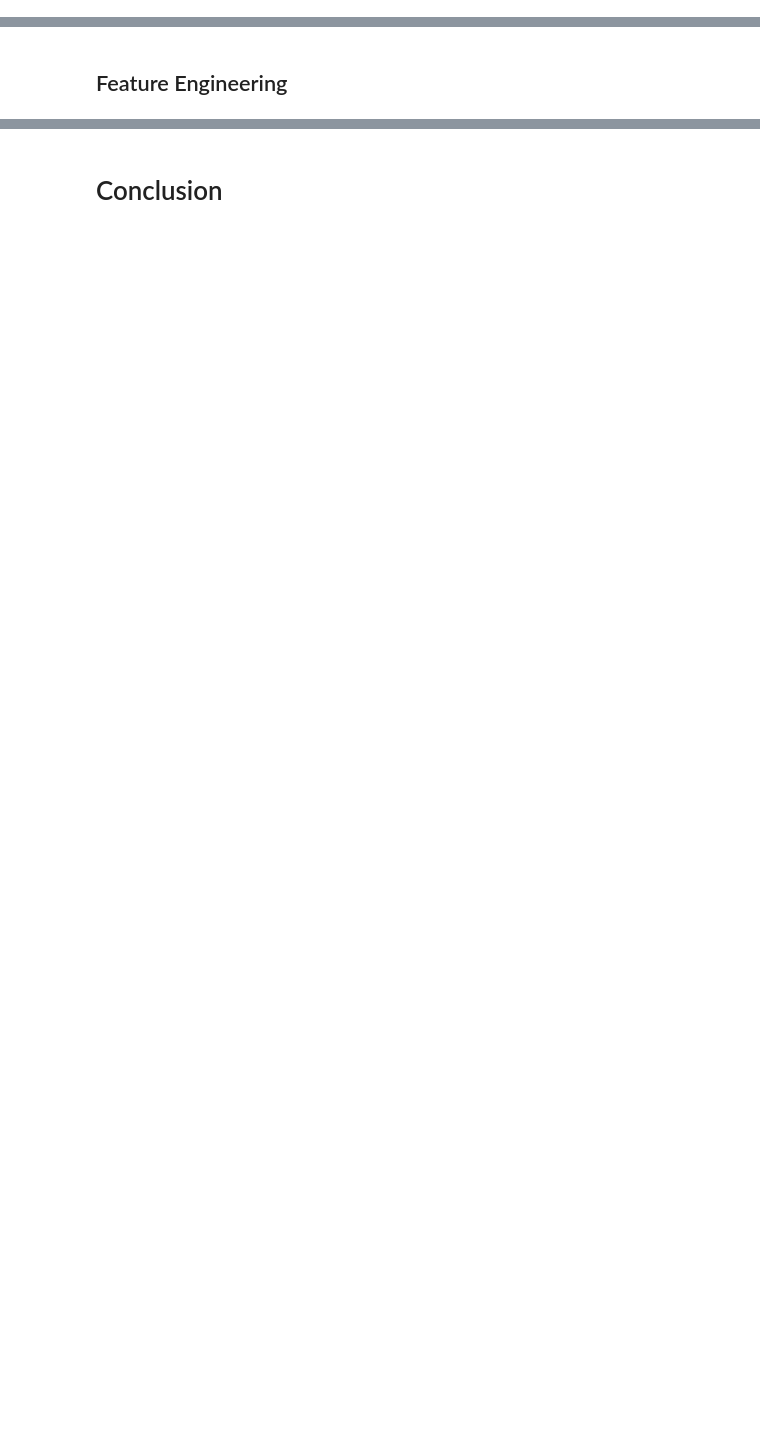
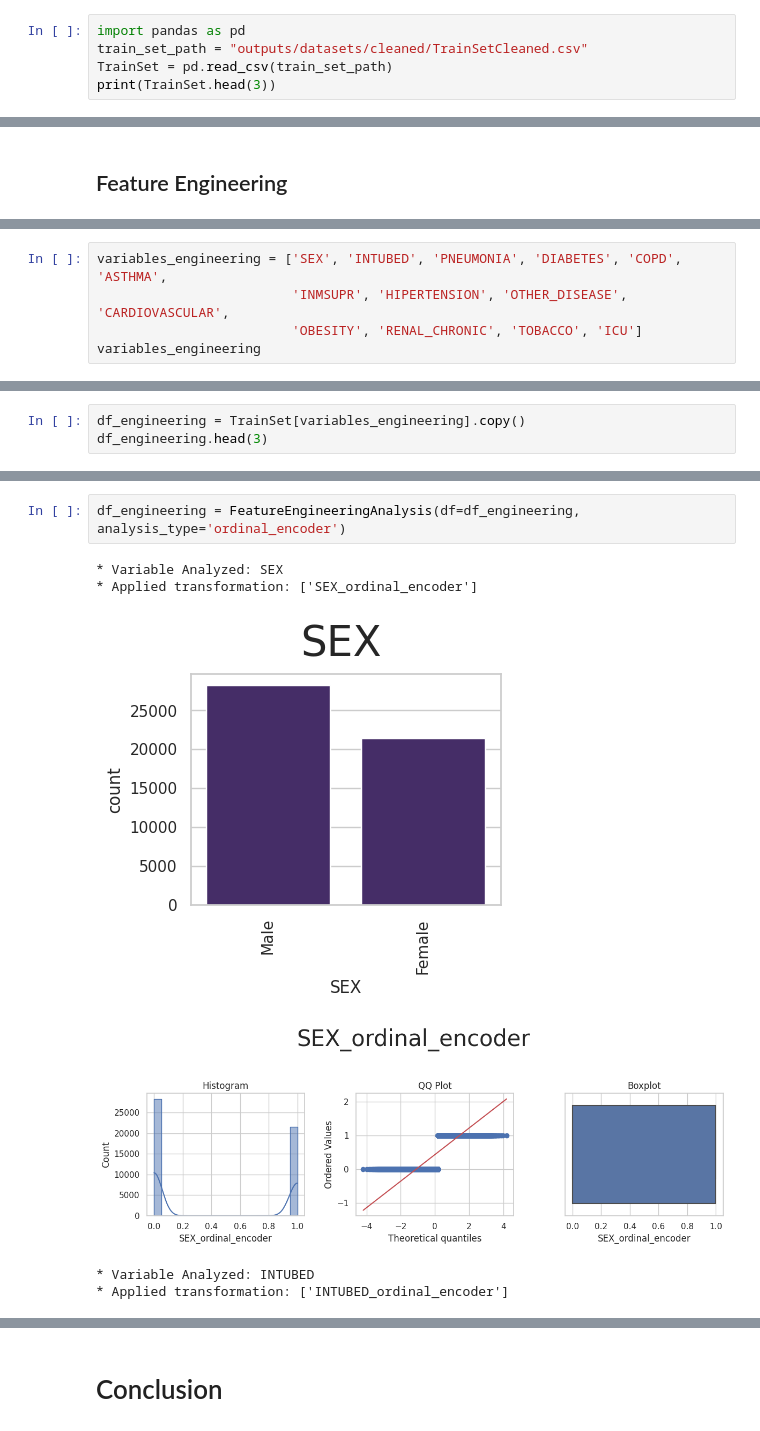
Before and after one commit to cniblock/milestone-covid-19-study, a Jupyter notebook: jupyter_notebooks/04 - FeatureEngineering.ipynb, the cells around one changed output, grey strips where cells are left out. Drawn from its saved outputs; the diff is of its cells as text; blank space fills up the shorter version.

Commit message:
add feature engineering content

```diff
--- a/jupyter_notebooks/04 - FeatureEngineering.ipynb
+++ b/jupyter_notebooks/04 - FeatureEngineering.ipynb
@@ -49,3 +55,8 @@ current_dir
 ## Load Cleaned Data
 # %% [markdown]
 Train Set
+# %%
+import pandas as pd
+train_set_path = "outputs/datasets/cleaned/TrainSetCleaned.csv"
+TrainSet = pd.read_csv(train_set_path)
+print(TrainSet.head(3))
@@ -63,0 +291,5 @@ Test Set
+# %%
+variables_engineering = ['SEX', 'INTUBED', 'PNEUMONIA', 'DIABETES', 'COPD', 'ASTHMA',
+                         'INMSUPR', 'HIPERTENSION', 'OTHER_DISEASE', 'CARDIOVASCULAR',
+                         'OBESITY', 'RENAL_CHRONIC', 'TOBACCO', 'ICU']
+variables_engineering
@@ -63,0 +313,3 @@ Test Set
+# %%
+df_engineering = TrainSet[variables_engineering].copy()
+df_engineering.head(3)
@@ -63,0 +323,9 @@ Test Set
+# %%
+df_engineering = FeatureEngineeringAnalysis(df=df_engineering, analysis_type='ordinal_encoder')
+# %% [output]
+* Variable Analyzed: SEX
+* Applied transformation: ['SEX_ordinal_encoder']
+[figure, added]
+[figure, added]
+* Variable Analyzed: INTUBED
+* Applied transformation: ['INTUBED_ordinal_encoder']
```
Also changed, not shown: parts of 33 cells of this notebook.
